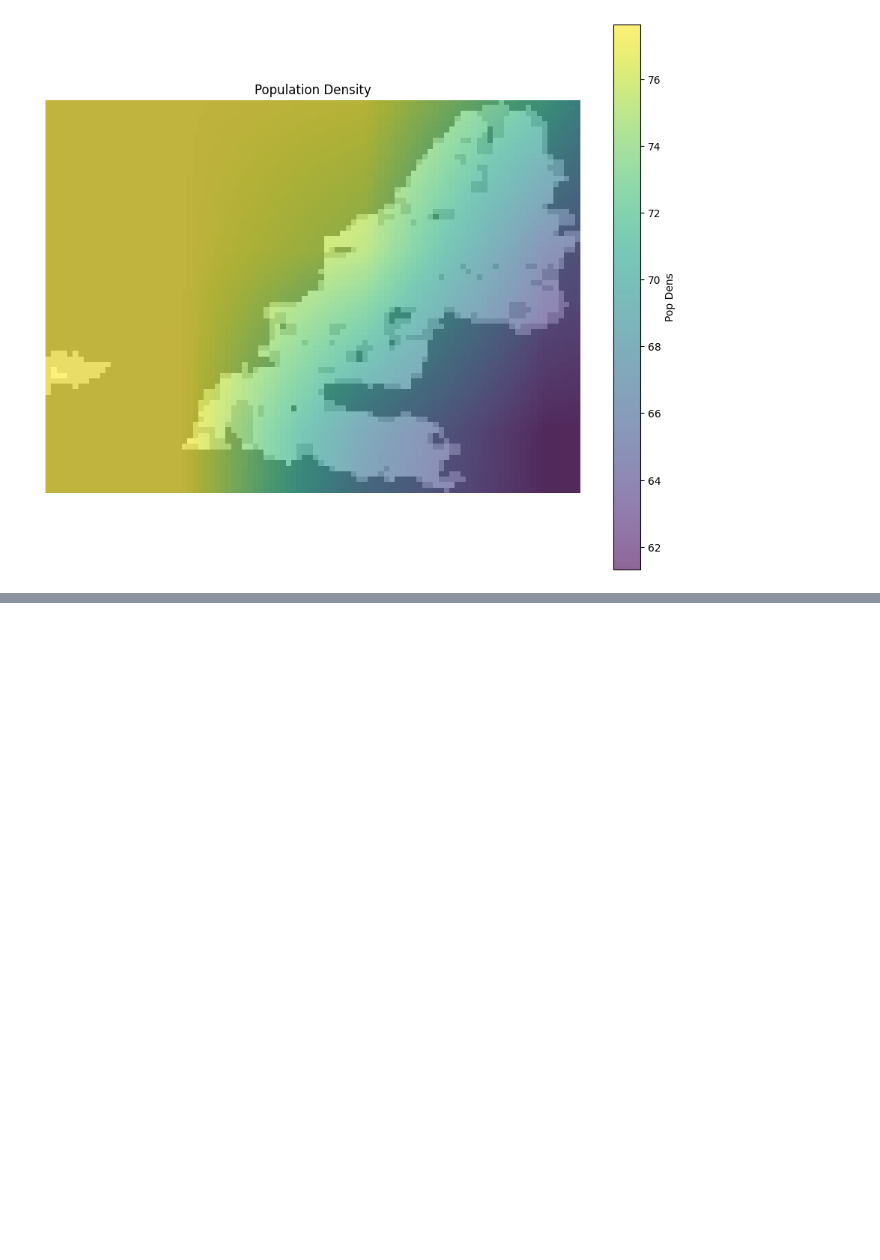
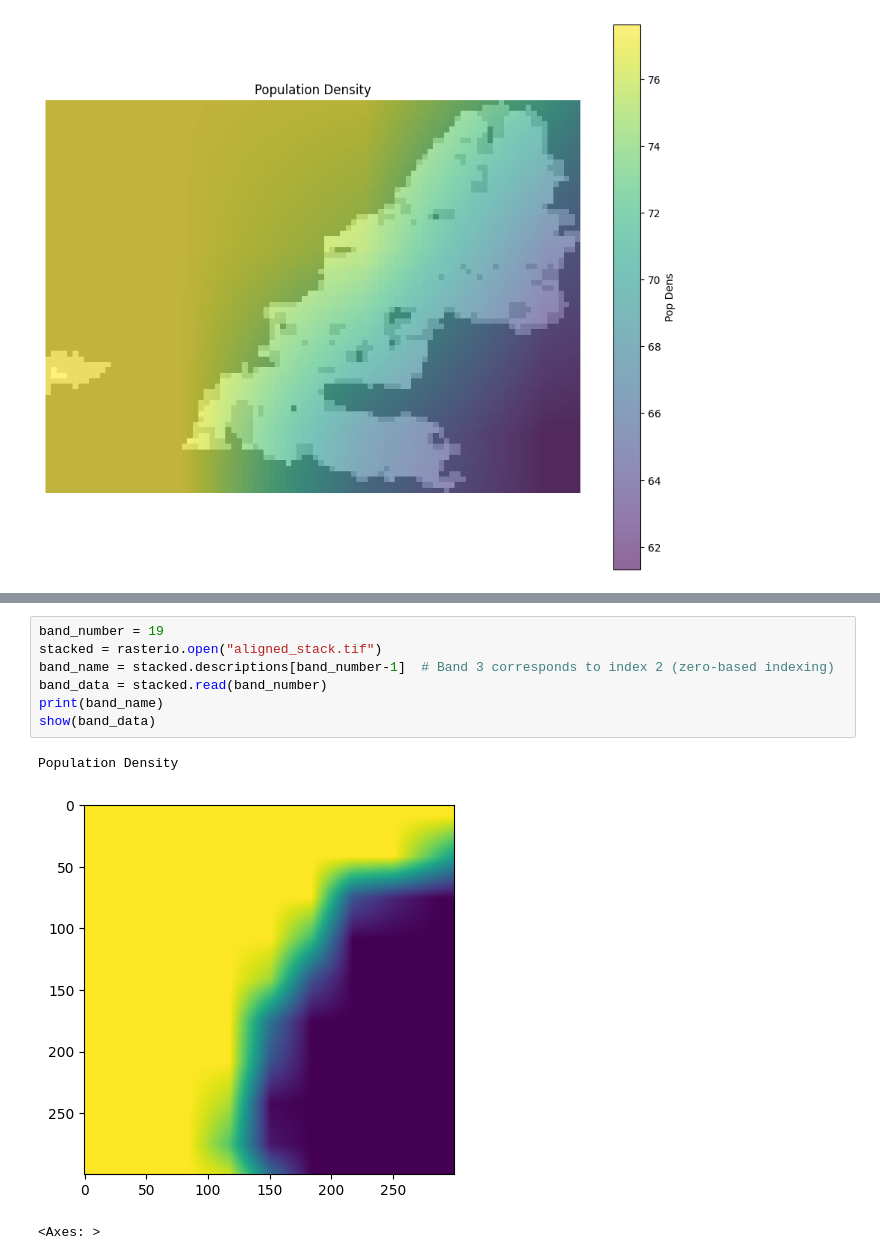
Before and after one commit to abbystokes/wildfire-risk-ml, a Jupyter notebook: data_preprocessing.ipynb, the cells around one changed output, grey strips where cells are left out. Saved outputs shown, nothing was run; the diff lists cells and outputs as text; blank space fills up the shorter version.

```diff
--- a/data_preprocessing.ipynb
+++ b/data_preprocessing.ipynb
@@ -1258,0 +1588,11 @@ plt.show()
+# %%
+band_number = 19
+stacked = rasterio.open("aligned_stack.tif")
+band_name = stacked.descriptions[band_number-1]  # Band 3 corresponds to index 2 (zero-based indexing)
+band_data = stacked.read(band_number)
+print(band_name)
+show(band_data)
+# %% [output]
+Population Density
+[figure, added]
+<Axes: >
```
Also changed, not shown: parts of 9 cells of this notebook.
